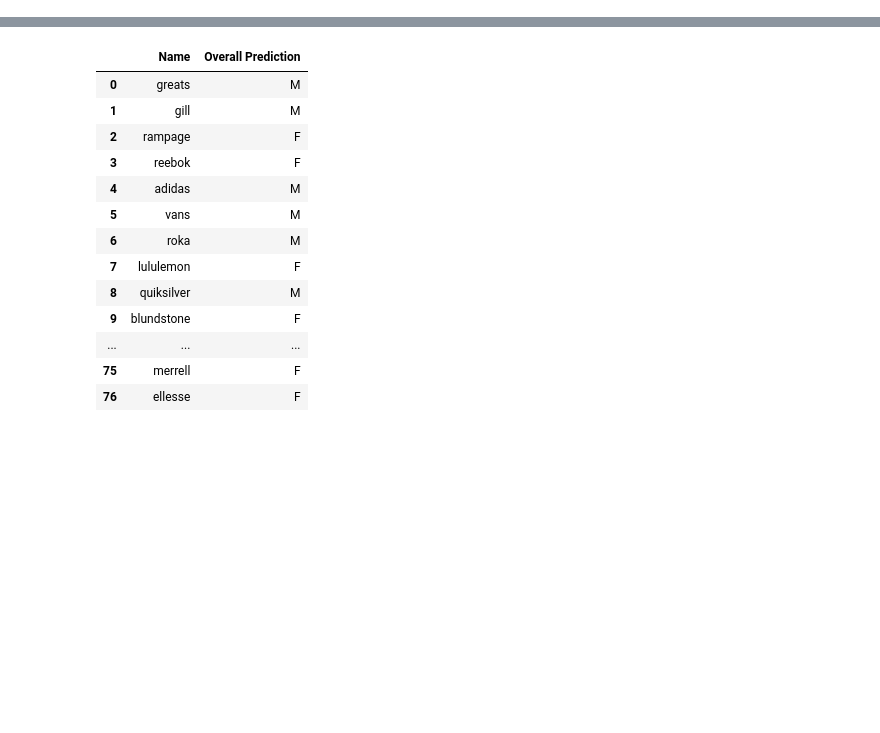
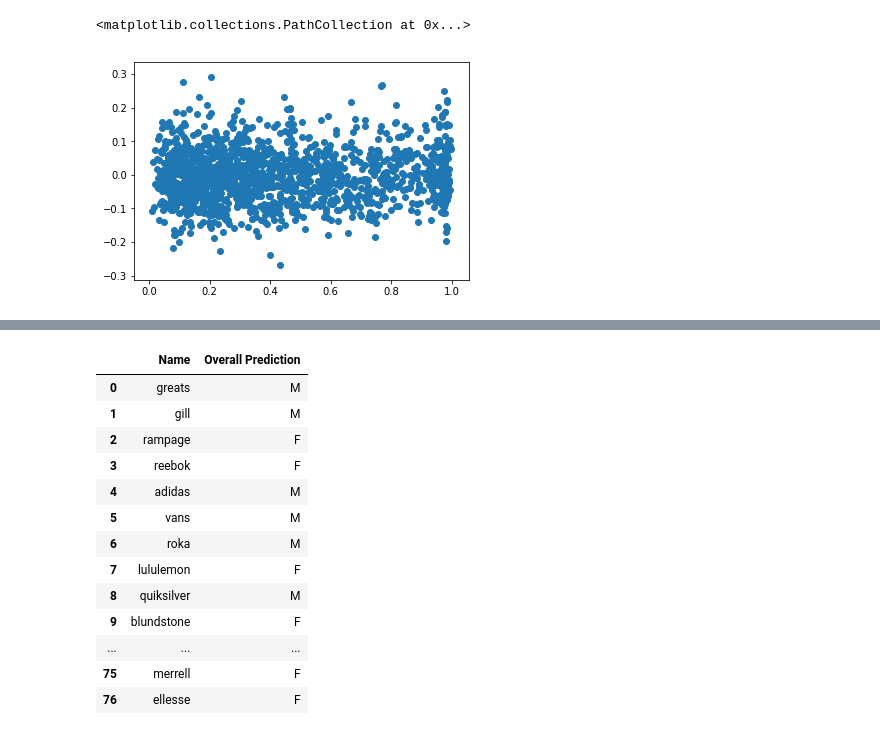
Before and after one commit to jaikaggarwal/BrandGenderPrediction, a Jupyter notebook: Code/Website vs Models.ipynb, the cells around one changed output, grey strips where cells are left out. Cells and saved outputs as stored; diff of their text form; code cells hidden in the pictures; blank space fills up the shorter version.

```diff
--- a/Code/Website vs Models.ipynb
+++ b/Code/Website vs Models.ipynb
@@ -7,0 +149,5 @@ from sklearn.metrics import matthews_corrcoef
+# %%
+plt.scatter(sort_resid_we_df['ss_alignment'], sort_resid_we_df['residual_alignment'])
+# %% [output]
+<matplotlib.collections.PathCollection at 0x...>
+[figure, added]
```
Also changed, not shown: parts of 41 cells of this notebook, 9 other files.
